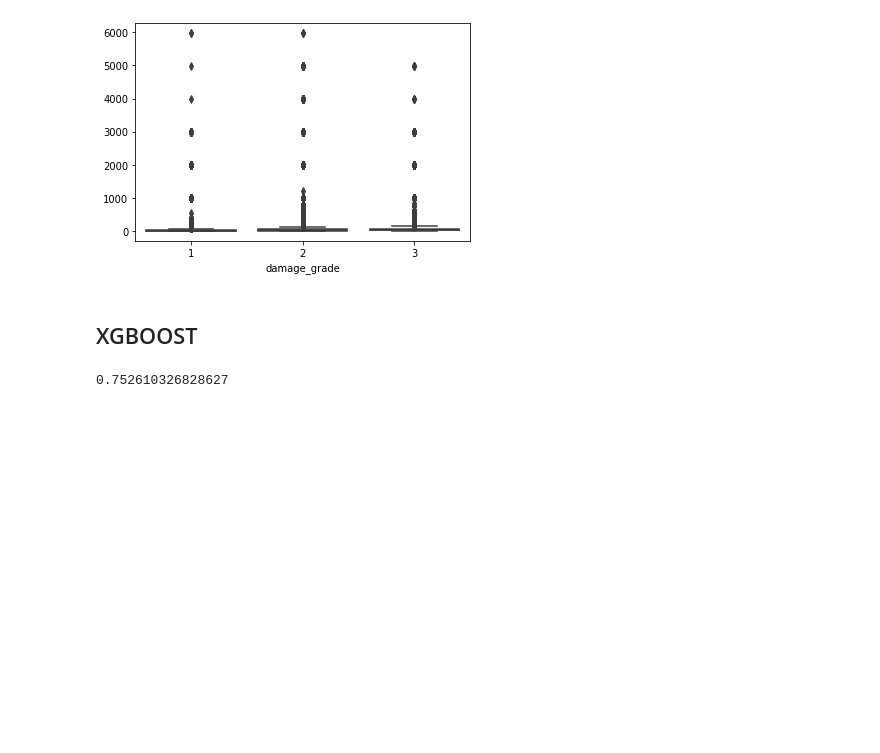
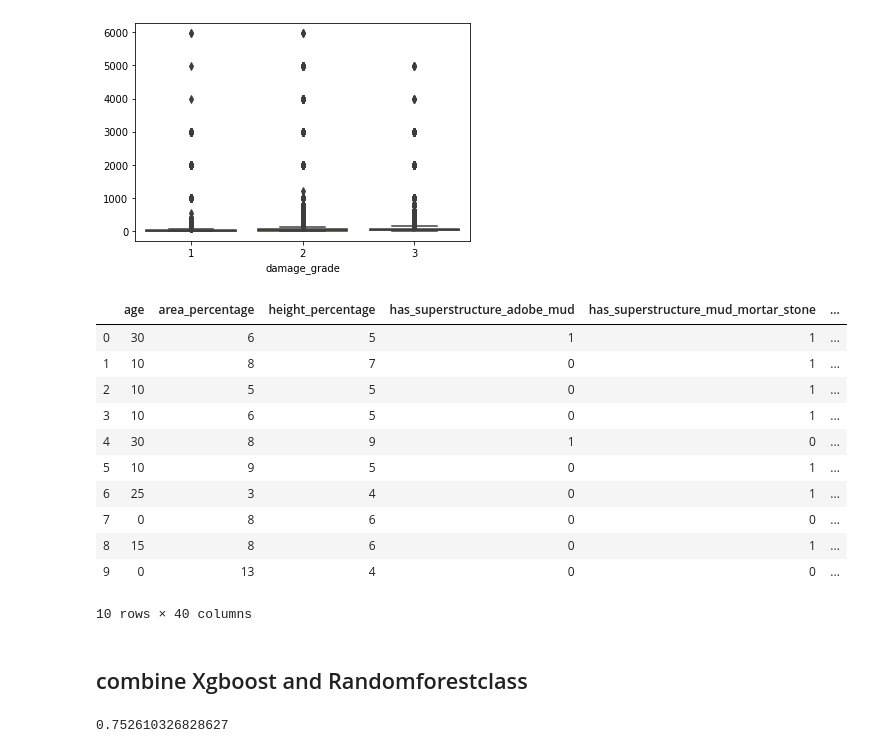
Before and after one commit to alan-flint/Richter-DrivenData, a Jupyter notebook: src/NB_DataCheck.ipynb, the cells around one changed output. Drawn from its saved outputs; the diff is of its cells as text; code cells hidden in the pictures; blank space fills up the shorter version.

```diff
--- a/src/NB_DataCheck.ipynb
+++ b/src/NB_DataCheck.ipynb
@@ -1179,5 +1447,3 @@ sns.boxplot(x=y, y = X.age*X.count_floors_pre_eq)
 # %% [output]
 <matplotlib.axes._subplots.AxesSubplot at 0x...>
 [figure]
-# %% [markdown]
-## XGBOOST
@@ -1186,3 +1450,20 @@ RandomForestClassifier()
+# %%
+X.iloc[:10,5:]
+# %% [output]
+|  | age | area_percentage | height_percentage | has_superstructure_adobe_mud | has_superstructure_mud_mortar_stone | ... |
+| 0 | 30 | 6 | 5 | 1 | 1 | ... |
+| 1 | 10 | 8 | 7 | 0 | 1 | ... |
+| 2 | 10 | 5 | 5 | 0 | 1 | ... |
+| 3 | 10 | 6 | 5 | 0 | 1 | ... |
+| 4 | 30 | 8 | 9 | 1 | 0 | ... |
+| 5 | 10 | 9 | 5 | 0 | 1 | ... |
+| 6 | 25 | 3 | 4 | 0 | 1 | ... |
+| 7 | 0 | 8 | 6 | 0 | 0 | ... |
+| 8 | 15 | 8 | 6 | 0 | 1 | ... |
+| 9 | 0 | 13 | 4 | 0 | 0 | ... |
+10 rows × 40 columns
+# %% [markdown]
+## combine Xgboost and Randomforestclass
 # %%
 from xgboost import XGBClassifier
 # %%
```
Also changed, not shown: parts of 112 cells of this notebook, 7 other files.
